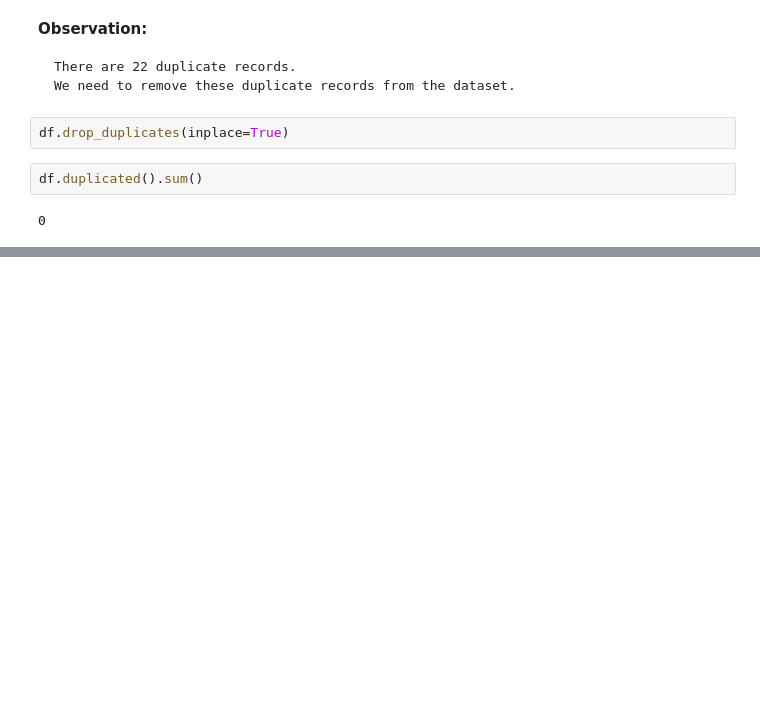
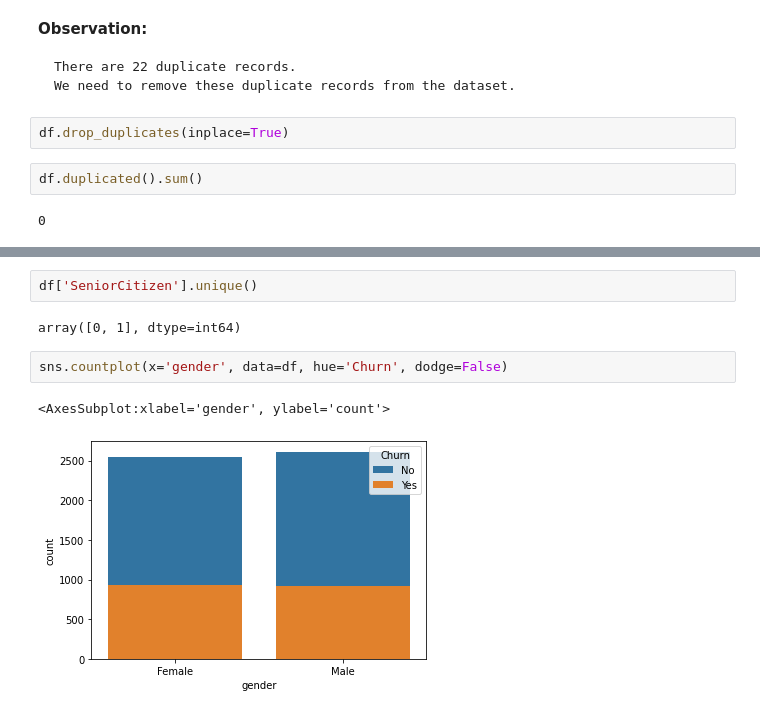
Before and after one commit to mosha1812/telecom-churn, a Jupyter notebook: customer-churn-prediction-telco.ipynb, the cells around one changed output, grey strips where cells are left out. Drawn from its saved outputs; the diff is of its cells as text; blank space fills up the shorter version.

```diff
--- a/customer-churn-prediction-telco.ipynb
+++ b/customer-churn-prediction-telco.ipynb
@@ -276,0 +289,9 @@ df.duplicated().sum()
+# %%
+df['SeniorCitizen'].unique()
+# %% [output]
+array([0, 1], dtype=int64)
+# %%
+sns.countplot(x='gender', data=df, hue='Churn', dodge=False)
+# %% [output]
+<AxesSubplot:xlabel='gender', ylabel='count'>
+[figure, added]
```
Also changed, not shown: parts of 58 cells of this notebook.
